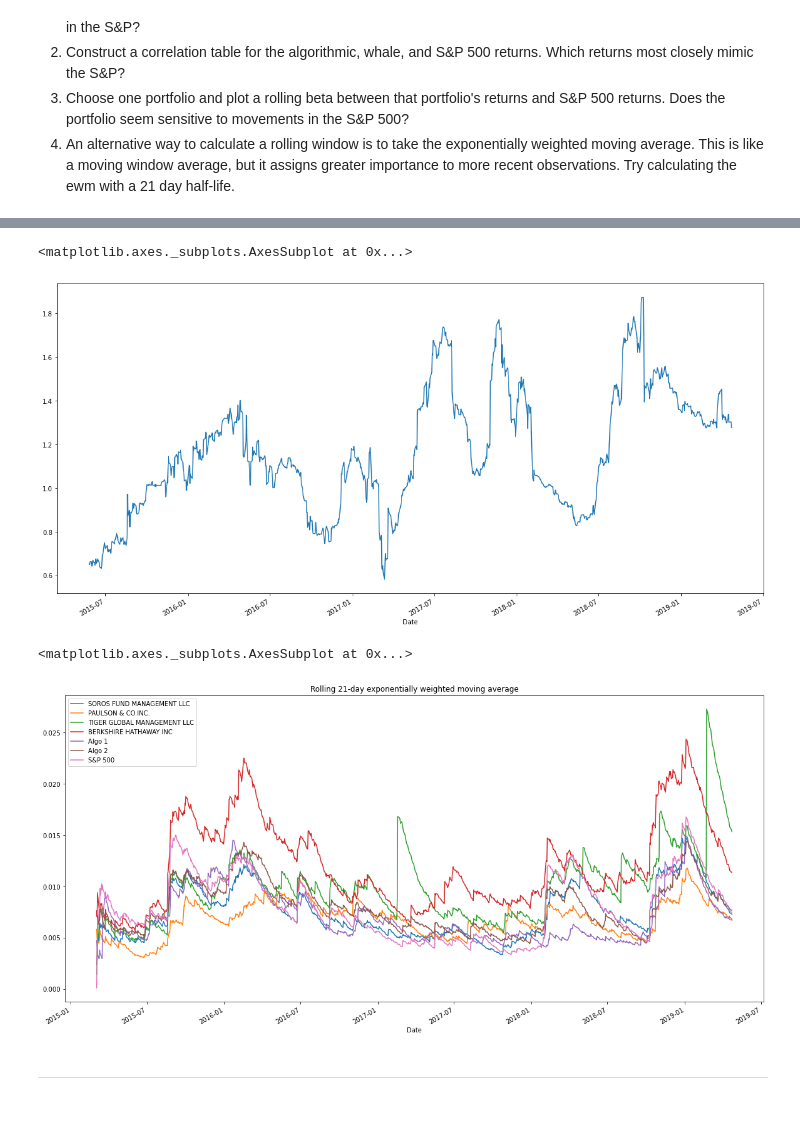
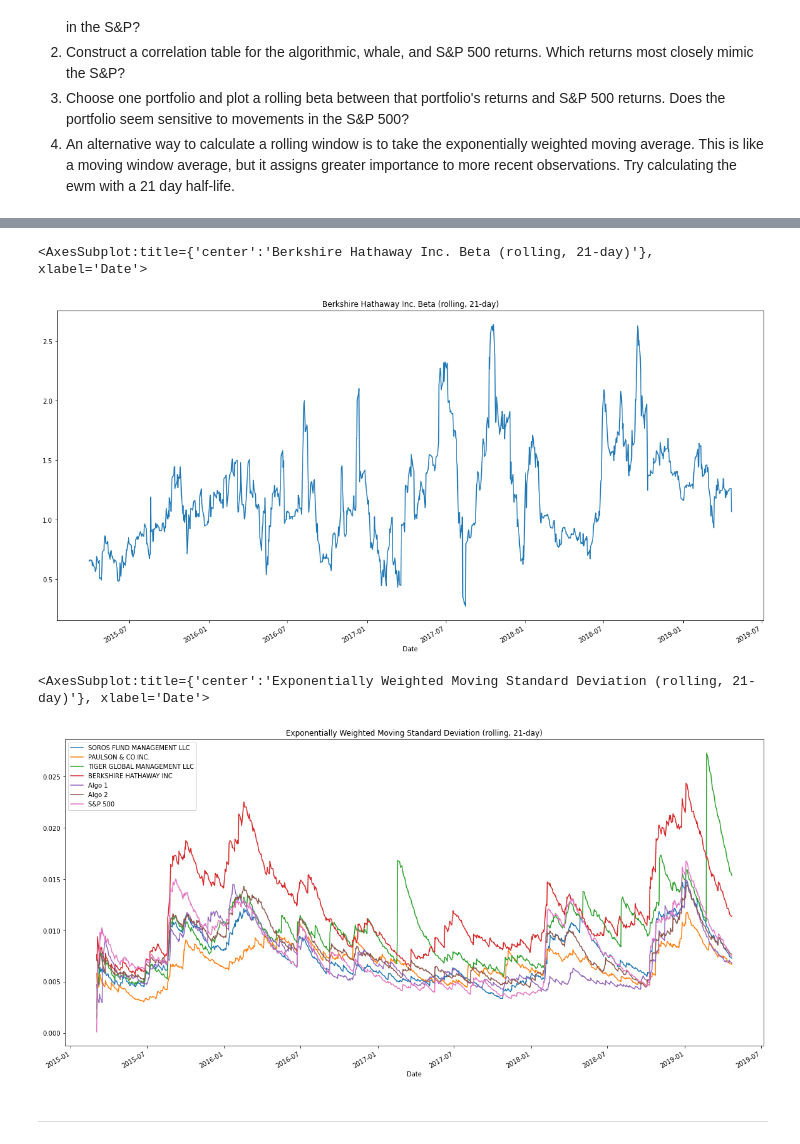
Before and after one commit to drg-developer-2-GWFinTech-Homeworks/homework-3, a Jupyter notebook: whale_analysis.ipynb, the cells around one changed output, grey strips where cells are left out. Cells and saved outputs as stored; diff of their text form; code cells hidden in the pictures; blank space fills up the shorter version.

```diff
--- a/whale_analysis.ipynb
+++ b/whale_analysis.ipynb
@@ -331,29 +388,19 @@ Algo 2 has the highest correlation with S&P 500.
 # %%
 # Calculate Beta for a single portfolio compared to the total market (S&P 500)
 # (Your graph may differ, dependent upon which portfolio you are comparing)
-covariance_berkshire = daily_returns["BERKSHIRE HATHAWAY INC"].rolling(window = 60).cov(daily_returns["S&P 500"])
-variance_berkshire = daily_returns["S&P 500"].rolling(window = 60).var()
+covariance_berkshire = daily_returns["BERKSHIRE HATHAWAY INC"].rolling(window = 21).cov(daily_returns["S&P 500"])
+variance_berkshire = daily_returns["S&P 500"].rolling(window = 21).var()
 beta_berkshire = covariance_berkshire / variance_berkshire
-beta_berkshire.plot(kind='line', figsize=(20, 10))
+beta_berkshire.plot(kind='line', figsize=(20, 10), title="Berkshire Hathaway Inc. Beta (rolling, 21-day)")
 # %% [output]
-<matplotlib.axes._subplots.AxesSubplot at 0x...>
+<AxesSubplot:title={'center':'Berkshire Hathaway Inc. Beta (rolling, 21-day)'}, xlabel='Date'>
-[figure, old version]
+[figure, new version]
 # %%
 # Calculate a rolling window using the exponentially weighted moving average.
-
-#covariance_berkshire_exponential = daily_returns["BERKSHIRE HATHAWAY INC"].ewm(halflife = 21).cov(daily_returns["S&P 500"])
-#variance_berkshire_exponential = daily_returns["S&P 500"].ewm(halflife = 21).var()
-##variance_berkshire_exponential = daily_returns["BERKSHIRE HATHAWAY INC"].ewm(halflife = 21).var()
-#beta_berkshire_exponential = covariance_berkshire_exponential / variance_berkshire_exponential
-#beta_berkshire_exponential.plot(kind='line', figsize=(20, 10))
-
-
-daily_returns.ewm(halflife=21).std().plot(figsize=(20, 10), title="Rolling 21-day exponentially weighted moving average")
-
-# TODO incorrect results.
+daily_returns.ewm(halflife=21).std().plot(figsize=(20, 10), title="Exponentially Weighted Moving Standard Deviation (rolling, 21-day)")
 # %% [output]
-<matplotlib.axes._subplots.AxesSubplot at 0x...>
+<AxesSubplot:title={'center':'Exponentially Weighted Moving Standard Deviation (rolling, 21-day)'}, xlabel='Date'>
-[figure, old version]
+[figure, new version]
 # %% [markdown]
 ---
 # %% [markdown]
```
Also changed, not shown: parts of 38 cells of this notebook, 10 other files.
